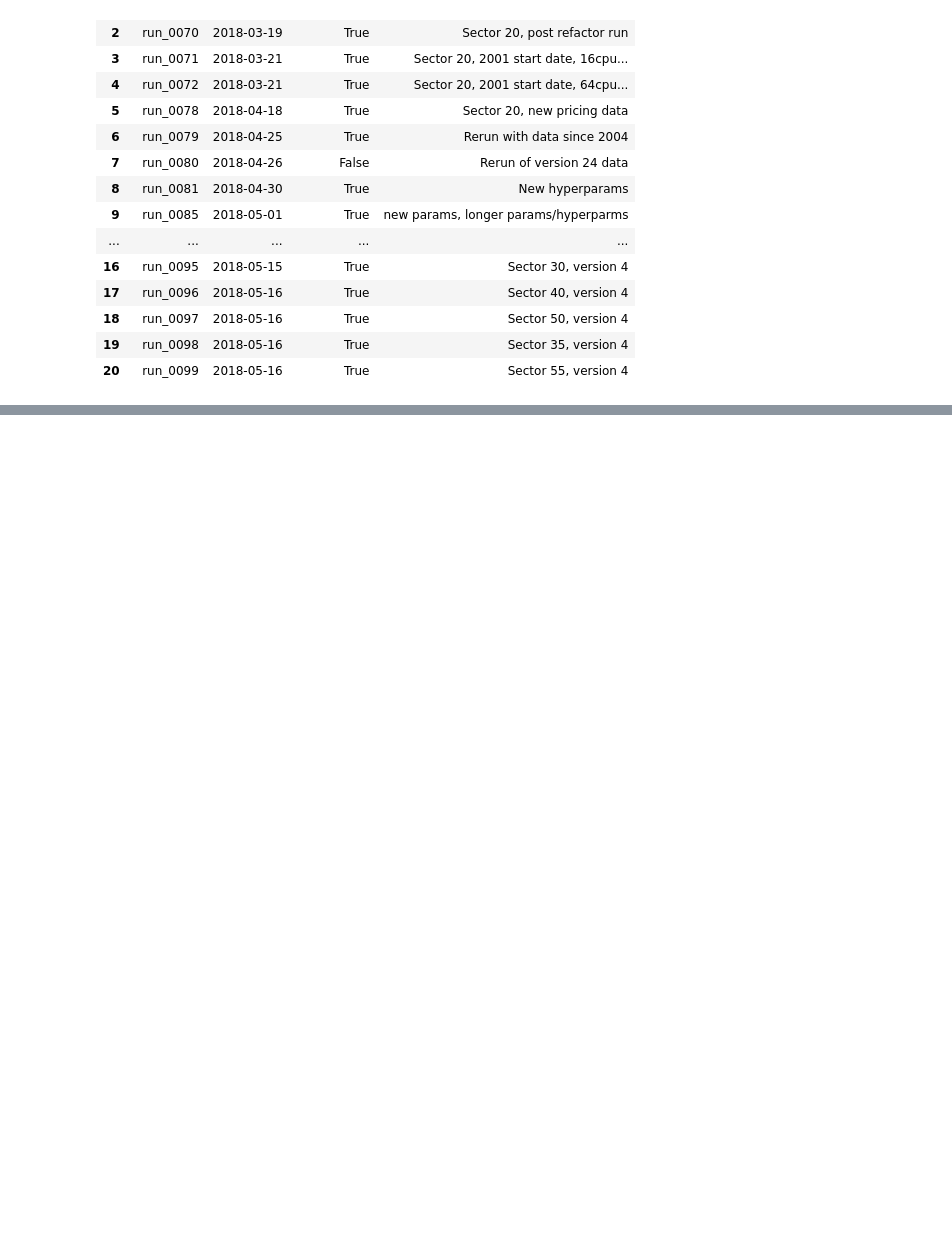
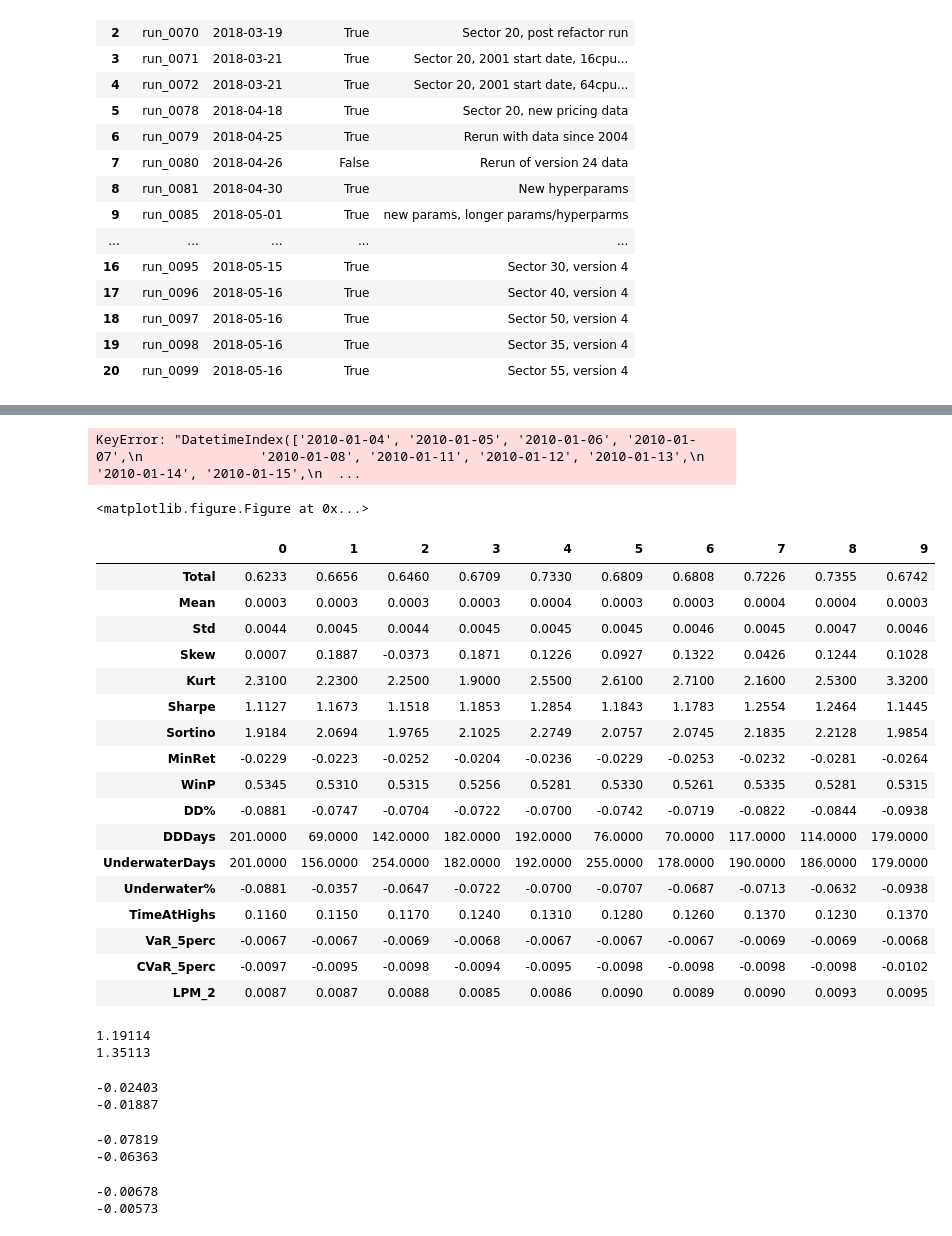
Before and after one commit to ryanoley/ram, a Jupyter notebook: research/statarb/20180523_Sector_Combos_20_45.ipynb, the cells around one changed output, grey strips where cells are left out. Cells and saved outputs as stored; diff of their text form; code cells hidden in the pictures; blank space fills up the shorter version.

```diff
--- a/research/statarb/20180523_Sector_Combos_20_45.ipynb
+++ b/research/statarb/20180523_Sector_Combos_20_45.ipynb
@@ -74,0 +210,59 @@ run2.analyze_parameters()
+# %%
+inds = comb1.best_results_returns.dropna().index
+
+plt.figure()
+plt.plot(comb1.best_results_returns[inds].cumsum(), 'b')
+plt.plot(comb1d.best_results_returns[inds].cumsum(), 'g')
+plt.plot(comb1l.best_results_returns[inds].cumsum(), 'r')
+plt.show()
+# %% [output]
+KeyError: "DatetimeIndex(['2010-01-04', '2010-01-05', '2010-01-06', '2010-01-07',\n               '2010-01-08', '2010-01-11', '2010-01-12', '2010-01-13',\n               '2010-01-14', '2010-01-15',\n  ...
+<matplotlib.figure.Figure at 0x...>
+# %%
+stats1 = get_stats(comb1.best_results_returns.dropna())
+stats2 = get_stats(comb1d.best_results_returns.dropna())
+# %%
+stats1
+# %% [output]
+|  | 0 | 1 | 2 | 3 | 4 | 5 | 6 | 7 | 8 | 9 |
+| Total | 0.6233 | 0.6656 | 0.6460 | 0.6709 | 0.7330 | 0.6809 | 0.6808 | 0.7226 | 0.7355 | 0.6742 |
+| Mean | 0.0003 | 0.0003 | 0.0003 | 0.0003 | 0.0004 | 0.0003 | 0.0003 | 0.0004 | 0.0004 | 0.0003 |
+| Std | 0.0044 | 0.0045 | 0.0044 | 0.0045 | 0.0045 | 0.0045 | 0.0046 | 0.0045 | 0.0047 | 0.0046 |
+| Skew | 0.0007 | 0.1887 | -0.0373 | 0.1871 | 0.1226 | 0.0927 | 0.1322 | 0.0426 | 0.1244 | 0.1028 |
+| Kurt | 2.3100 | 2.2300 | 2.2500 | 1.9000 | 2.5500 | 2.6100 | 2.7100 | 2.1600 | 2.5300 | 3.3200 |
+| Sharpe | 1.1127 | 1.1673 | 1.1518 | 1.1853 | 1.2854 | 1.1843 | 1.1783 | 1.2554 | 1.2464 | 1.1445 |
+| Sortino | 1.9184 | 2.0694 | 1.9765 | 2.1025 | 2.2749 | 2.0757 | 2.0745 | 2.1835 | 2.2128 | 1.9854 |
+| MinRet | -0.0229 | -0.0223 | -0.0252 | -0.0204 | -0.0236 | -0.0229 | -0.0253 | -0.0232 | -0.0281 | -0.0264 |
+| WinP | 0.5345 | 0.5310 | 0.5315 | 0.5256 | 0.5281 | 0.5330 | 0.5261 | 0.5335 | 0.5281 | 0.5315 |
+| DD% | -0.0881 | -0.0747 | -0.0704 | -0.0722 | -0.0700 | -0.0742 | -0.0719 | -0.0822 | -0.0844 | -0.0938 |
+| DDDays | 201.0000 | 69.0000 | 142.0000 | 182.0000 | 192.0000 | 76.0000 | 70.0000 | 117.0000 | 114.0000 | 179.0000 |
+| UnderwaterDays | 201.0000 | 156.0000 | 254.0000 | 182.0000 | 192.0000 | 255.0000 | 178.0000 | 190.0000 | 186.0000 | 179.0000 |
+| Underwater% | -0.0881 | -0.0357 | -0.0647 | -0.0722 | -0.0700 | -0.0707 | -0.0687 | -0.0713 | -0.0632 | -0.0938 |
+| TimeAtHighs | 0.1160 | 0.1150 | 0.1170 | 0.1240 | 0.1310 | 0.1280 | 0.1260 | 0.1370 | 0.1230 | 0.1370 |
+| VaR_5perc | -0.0067 | -0.0067 | -0.0069 | -0.0068 | -0.0067 | -0.0067 | -0.0067 | -0.0069 | -0.0069 | -0.0068 |
+| CVaR_5perc | -0.0097 | -0.0095 | -0.0098 | -0.0094 | -0.0095 | -0.0098 | -0.0098 | -0.0098 | -0.0098 | -0.0102 |
+| LPM_2 | 0.0087 | 0.0087 | 0.0088 | 0.0085 | 0.0086 | 0.0090 | 0.0089 | 0.0090 | 0.0093 | 0.0095 |
+# %%
+print(stats1.loc['Sharpe'].mean())
+print(stats2.loc['Sharpe'].mean())
+# %% [output]
+1.19114
+1.35113
+# %%
+print(stats1.loc['MinRet'].mean())
+print(stats2.loc['MinRet'].mean())
+# %% [output]
+-0.02403
+-0.01887
+# %%
+print(stats1.loc['DD%'].mean())
+print(stats2.loc['DD%'].mean())
+# %% [output]
+-0.07819
+-0.06363
+# %%
+print(stats1.loc['VaR_5perc'].mean())
+print(stats2.loc['VaR_5perc'].mean())
+# %% [output]
+-0.00678
+-0.00573
```
Also changed, not shown: parts of 24 cells of this notebook, 3 other files.
